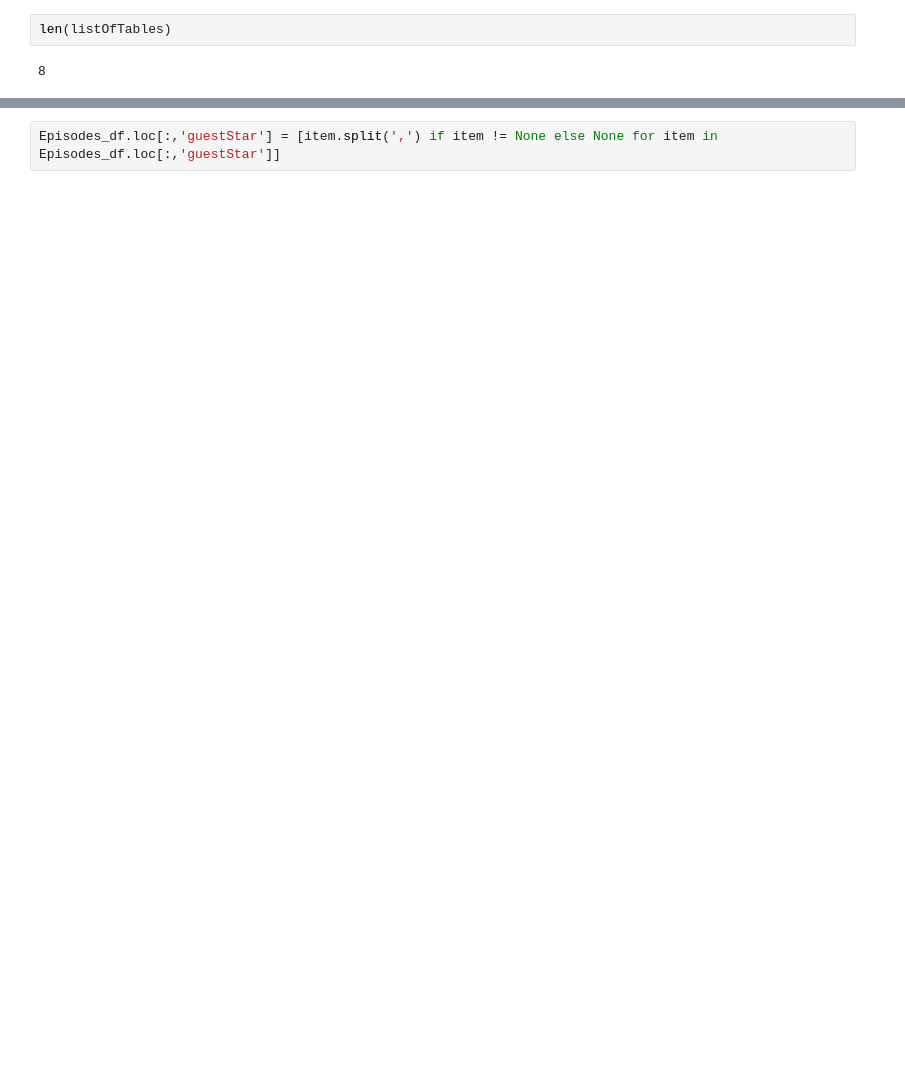
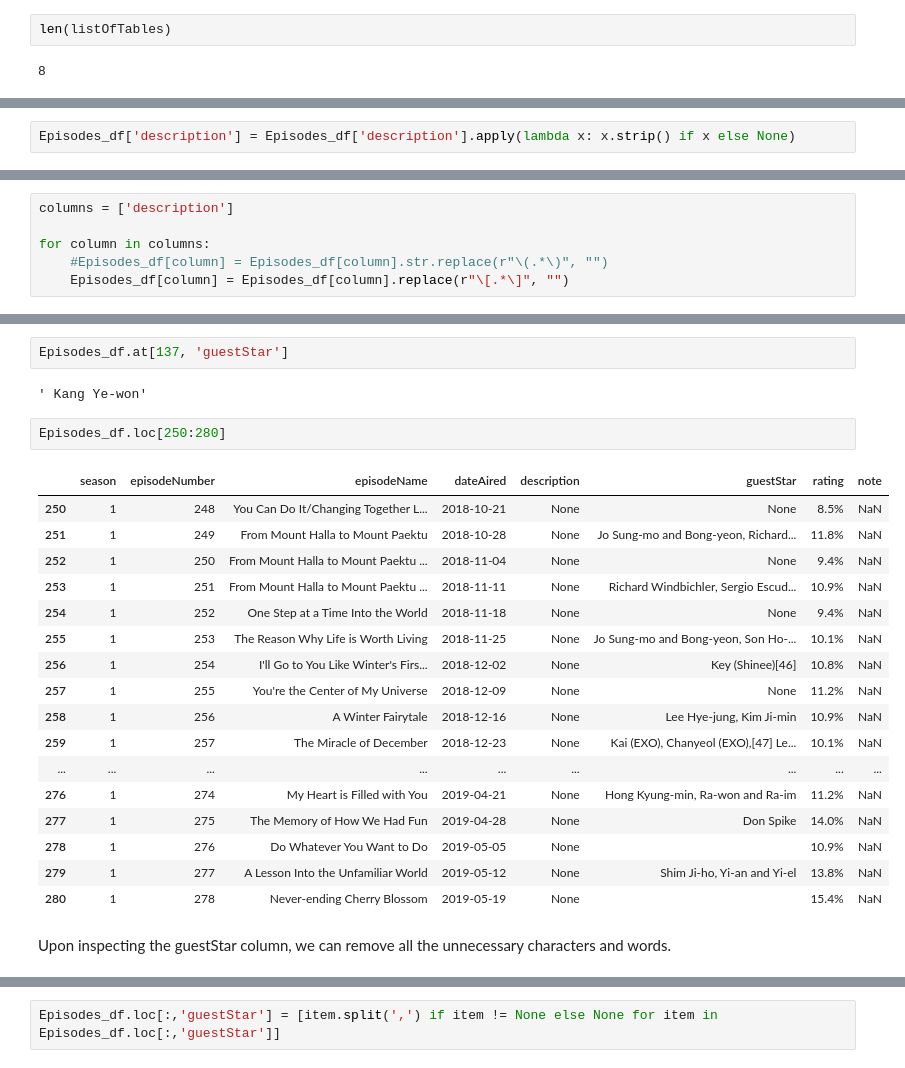
Before and after one commit to richdayandnight/the-return-of-superman, a Jupyter notebook: Scraping The Return of Superman Data.ipynb, the cells around one changed output, grey strips where cells are left out. Drawn from its saved outputs; the diff is of its cells as text; blank space fills up the shorter version.

```diff
--- a/Scraping The Return of Superman Data.ipynb
+++ b/Scraping The Return of Superman Data.ipynb
@@ -489,0 +375,2 @@ Episodes_df['guestStar'] = Episodes_df['guestStar'].apply(lambda x: replace_func
+# %%
+Episodes_df['description'] = Episodes_df['description'].apply(lambda x: x.strip() if x else None)
@@ -489,0 +391,6 @@ Episodes_df['guestStar'] = Episodes_df['guestStar'].apply(lambda x: replace_func
+# %%
+columns = ['description']
+
+for column in columns:
+    #Episodes_df[column] = Episodes_df[column].str.replace(r"\(.*\)", "")
+    Episodes_df[column] = Episodes_df[column].replace(r"\[.*\]", "")
@@ -489,0 +504,26 @@ Episodes_df['guestStar'] = Episodes_df['guestStar'].apply(lambda x: replace_func
+# %%
+Episodes_df.at[137, 'guestStar']
+# %% [output]
+' Kang Ye-won'
+# %%
+Episodes_df.loc[250:280]
+# %% [output]
+|  | season | episodeNumber | episodeName | dateAired | description | guestStar | rating | note |
+| 250 | 1 | 248 | You Can Do It/Changing Together L... | 2018-10-21 | None | None | 8.5% | NaN |
+| 251 | 1 | 249 | From Mount Halla to Mount Paektu | 2018-10-28 | None | Jo Sung-mo and Bong-yeon, Richard... | 11.8% | NaN |
+| 252 | 1 | 250 | From Mount Halla to Mount Paektu ... | 2018-11-04 | None | None | 9.4% | NaN |
+| 253 | 1 | 251 | From Mount Halla to Mount Paektu ... | 2018-11-11 | None | Richard Windbichler, Sergio Escud... | 10.9% | NaN |
+| 254 | 1 | 252 | One Step at a Time Into the World | 2018-11-18 | None | None | 9.4% | NaN |
+| 255 | 1 | 253 | The Reason Why Life is Worth Living | 2018-11-25 | None | Jo Sung-mo and Bong-yeon, Son Ho-... | 10.1% | NaN |
+| 256 | 1 | 254 | I'll Go to You Like Winter's Firs... | 2018-12-02 | None | Key (Shinee)[46] | 10.8% | NaN |
+| 257 | 1 | 255 | You're the Center of My Universe | 2018-12-09 | None | None | 11.2% | NaN |
+| 258 | 1 | 256 | A Winter Fairytale | 2018-12-16 | None | Lee Hye-jung, Kim Ji-min | 10.9% | NaN |
+| 259 | 1 | 257 | The Miracle of December | 2018-12-23 | None | Kai (EXO), Chanyeol (EXO),[47] Le... | 10.1% | NaN |
+| ... | ... | ... | ... | ... | ... | ... | ... | ... |
+| 276 | 1 | 274 | My Heart is Filled with You | 2019-04-21 | None | Hong Kyung-min, Ra-won and Ra-im | 11.2% | NaN |
+| 277 | 1 | 275 | The Memory of How We Had Fun | 2019-04-28 | None | Don Spike | 14.0% | NaN |
+| 278 | 1 | 276 | Do Whatever You Want to Do | 2019-05-05 | None |  | 10.9% | NaN |
+| 279 | 1 | 277 | A Lesson Into the Unfamiliar World | 2019-05-12 | None | Shim Ji-ho, Yi-an and Yi-el | 13.8% | NaN |
+| 280 | 1 | 278 | Never-ending Cherry Blossom | 2019-05-19 | None |  | 15.4% | NaN |
+# %% [markdown]
+Upon inspecting the guestStar column, we can remove all the unnecessary characters and words.
```
Also changed, not shown: parts of 75 cells of this notebook.
